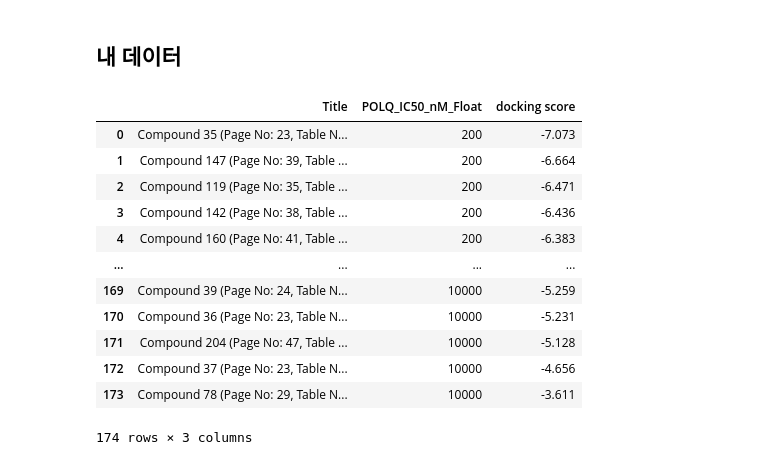
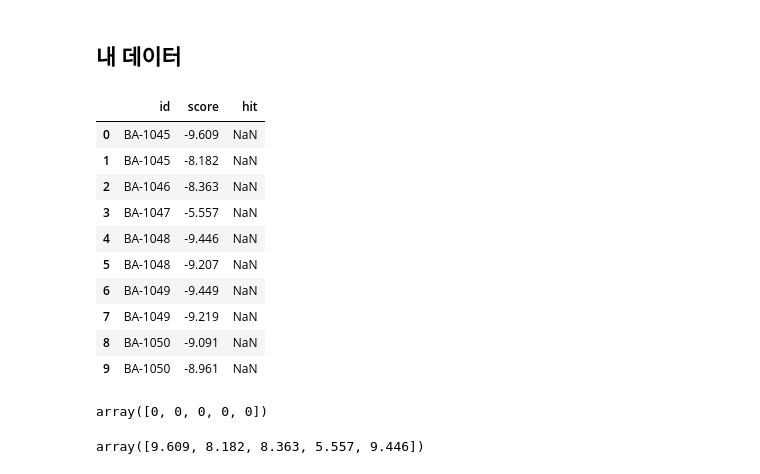
Before and after one commit to six2921/chemtools, a Jupyter notebook: statistics/ROC&AUC.ipynb, the cells around one changed output. Drawn from its saved outputs; the diff is of its cells as text; code cells hidden in the pictures.

```diff
--- a/statistics/ROC&AUC.ipynb
+++ b/statistics/ROC&AUC.ipynb
@@ -19,27 +19,29 @@ plt.rcParams['font.weight'] = 'bold'
 # %% [markdown]
 ## 내 데이터
 # %%
-df = pd.read_csv('/Users/siu/MP303_table.csv')
+df = pd.read_csv('~/temp3/TM6_docked.csv')
+df[:10]
+# %% [output]
+|  | id | score | hit |
+| 0 | BA-1045 | -9.609 | NaN |
+| 1 | BA-1045 | -8.182 | NaN |
+| 2 | BA-1046 | -8.363 | NaN |
+| 3 | BA-1047 | -5.557 | NaN |
+| 4 | BA-1048 | -9.446 | NaN |
+| 5 | BA-1048 | -9.207 | NaN |
+| 6 | BA-1049 | -9.449 | NaN |
+| 7 | BA-1049 | -9.219 | NaN |
+| 8 | BA-1050 | -9.091 | NaN |
+| 9 | BA-1050 | -8.961 | NaN |
-# %%
-df
-# %% [output]
-|  | Title | POLQ_IC50_nM_Float | docking score |
-| 0 | Compound 35 (Page No: 23, Table N... | 200 | -7.073 |
-| 1 | Compound 147 (Page No: 39, Table ... | 200 | -6.664 |
-| 2 | Compound 119 (Page No: 35, Table ... | 200 | -6.471 |
-| 3 | Compound 142 (Page No: 38, Table ... | 200 | -6.436 |
-| 4 | Compound 160 (Page No: 41, Table ... | 200 | -6.383 |
-| ... | ... | ... | ... |
-| 169 | Compound 39 (Page No: 24, Table N... | 10000 | -5.259 |
-| 170 | Compound 36 (Page No: 23, Table N... | 10000 | -5.231 |
-| 171 | Compound 204 (Page No: 47, Table ... | 10000 | -5.128 |
-| 172 | Compound 37 (Page No: 23, Table N... | 10000 | -4.656 |
-| 173 | Compound 78 (Page No: 29, Table N... | 10000 | -3.611 |
-174 rows × 3 columns
 # %%
-# Y값 -> 1,0
-exp_col = 'POLQ_IC50_nM_Float'
-df['ClassExp'] = [1 if x <= 200 else 0 for x in df[exp_col]]
+# Y값 1/0로 변환
+real = np.array([1 if x == 1.0 else 0 for x in df['hit']])
+real[:5]
+# %% [output]
+array([0, 0, 0, 0, 0])
 # %%
 # 도킹 스코어 양수로
-df['ValuePred'] = -df['docking score']
+pred = np.array(-df['score'])
+pred[:5]
+# %% [output]
+array([9.609, 8.182, 8.363, 5.557, 9.446])
```
Also changed, not shown: parts of 9 cells of this notebook.
